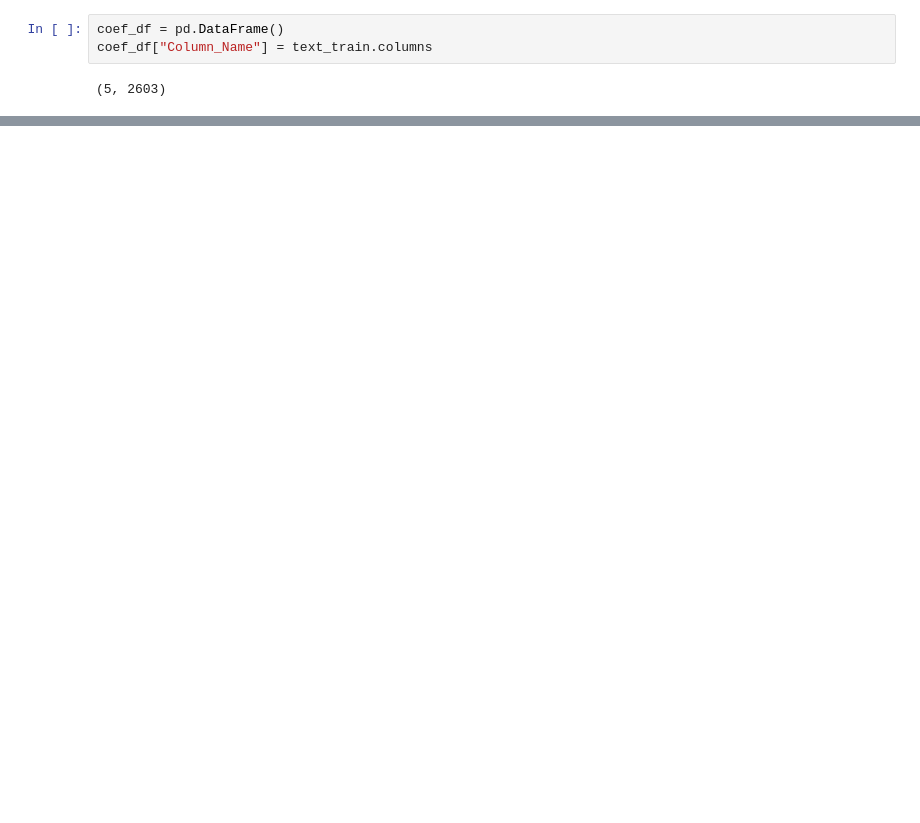
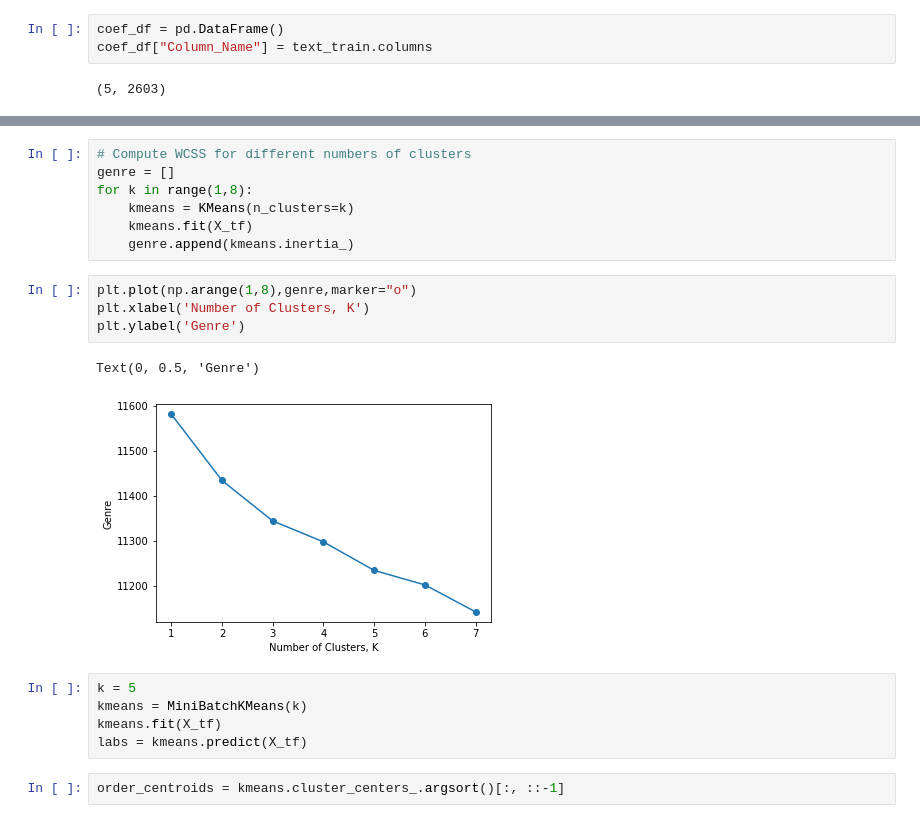
Before and after one commit to Andrustn/426_Final, a Jupyter notebook: Sams_Models.ipynb, the cells around one changed output, grey strips where cells are left out. Saved outputs shown, nothing was run; the diff lists cells and outputs as text; blank space fills up the shorter version.

Commit message:
Changing Sam Model to include kmeans clustering

```diff
--- a/Sams_Models.ipynb
+++ b/Sams_Models.ipynb
@@ -392,0 +408,21 @@ Index(['nice', 'frozen', 'birthday', 'ship', 'ba', 'louder', 'gold', 'wallet',
+# %%
+# Compute WCSS for different numbers of clusters
+genre = []
+for k in range(1,8):
+    kmeans = KMeans(n_clusters=k)
+    kmeans.fit(X_tf)
+    genre.append(kmeans.inertia_)
+# %%
+plt.plot(np.arange(1,8),genre,marker="o")
+plt.xlabel('Number of Clusters, K')
+plt.ylabel('Genre')
+# %% [output]
+Text(0, 0.5, 'Genre')
+[figure, added]
+# %%
+k = 5
+kmeans = MiniBatchKMeans(k)
+kmeans.fit(X_tf)
+labs = kmeans.predict(X_tf)
+# %%
+order_centroids = kmeans.cluster_centers_.argsort()[:, ::-1]
```
Also changed, not shown: parts of 23 cells of this notebook.
